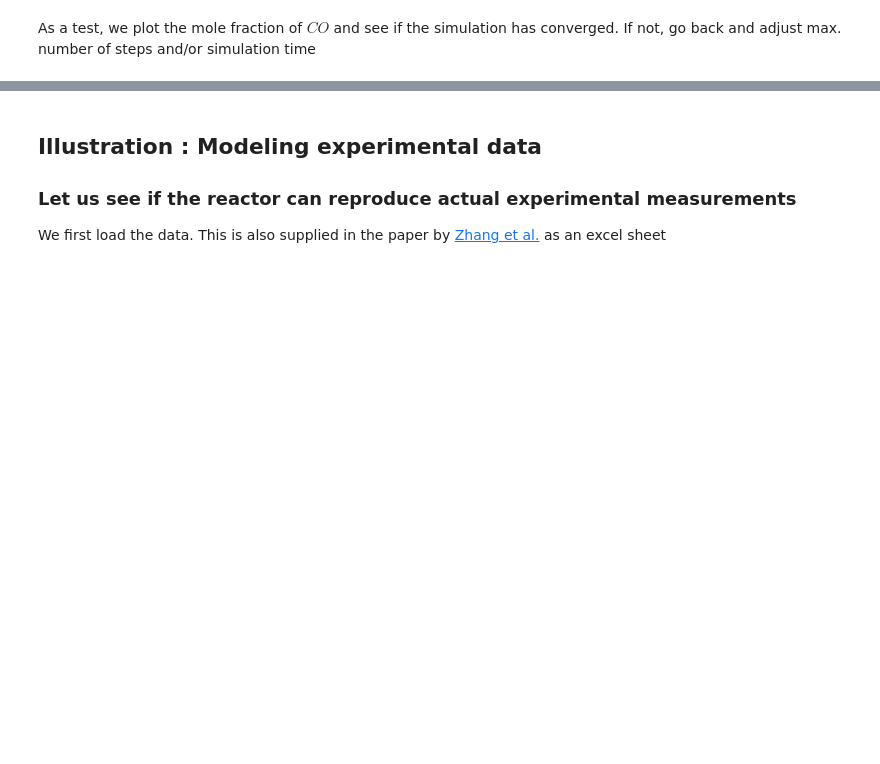
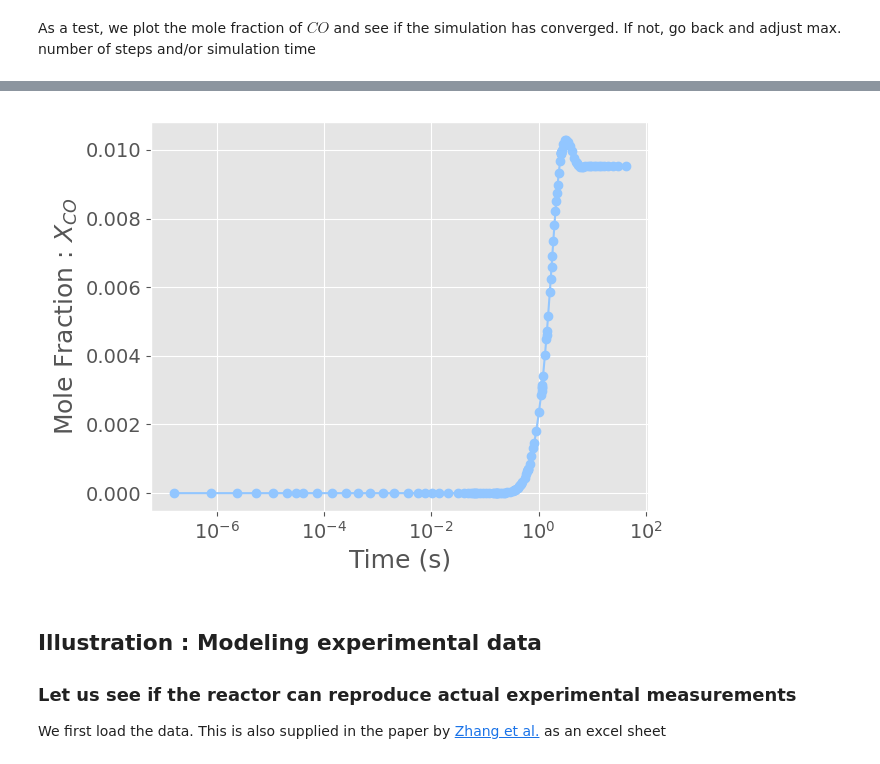
Before and after one commit to Cantera/cantera-jupyter, a Jupyter notebook: reactors/stirred_reactor.ipynb, the cells around one changed output, grey strips where cells are left out. Saved outputs shown, nothing was run; the diff lists cells and outputs as text; code cells hidden in the pictures; blank space fills up the shorter version.

Commit message:
A little more cleanup
* Remove some Python 2 cruft
* Replace some DataFrame uses with SolutionArray, where the DataFrames
  were broken for some reason

```diff
--- a/reactors/stirred_reactor.ipynb
+++ b/reactors/stirred_reactor.ipynb
@@ -63,8 +59,8 @@ For species CHV, discontinuity in h/RT detected at Tmid = 1000
 # Inlet gas conditions
 reactorTemperature = 925  # Kelvin
 reactorPressure = 1.046138*ct.one_atm  # in atm. This equals 1.06 bars
-concentrations = {'NC7H16': 0.005, 'O2': 0.0275, 'HE': 0.9675}
-gas.TPX = reactorTemperature, reactorPressure, concentrations
+inlet_concentrations = {'NC7H16': 0.005, 'O2': 0.0275, 'HE': 0.9675}
+gas.TPX = reactorTemperature, reactorPressure, inlet_concentrations
 
 # Reactor parameters
 residenceTime = 2  # s
@@ -117,3 +106,6 @@ timeHistory = pd.DataFrame(columns=columnNames)
+# %%
+# Use the above list to create a DataFrame
+timeHistory = ct.SolutionArray(gas, extra=["t"])
 # %%
 # Start the stopwatch
 tic = time.time()
@@ -128,21 +120,11 @@ while t < maxSimulationTime:
     # 1200 columns for us to work with
     if(counter%10 == 0):
         # Extract the state of the reactor
-        state = np.hstack([stirredReactor.thermo.P, stirredReactor.mass,
-                   stirredReactor.volume, stirredReactor.T, stirredReactor.thermo.X])
-
-        # Update the dataframe
-        timeHistory.loc[t] = state
+        timeHistory.append(stirredReactor.thermo.state, t=t)
 
     counter += 1
 
 # Stop the stopwatch
 toc = time.time()
 
-print('Simulation Took {:3.2f}s to compute, with {} steps'.format(toc-tic, counter))
-
-# We now check to see if the pressure rise during the simulation, a.k.a the pressure valve
-# was okay
-pressureDifferential = timeHistory['pressure'].max()-timeHistory['pressure'].min()
-if(abs(pressureDifferential/reactorPressure) > maxPressureRiseAllowed):
-    print("WARNING: Non-trivial pressure rise in the reactor. Adjust K value in valve")
+print('Simulation Took {toc-tic:3.2f}s to compute, with {counter} steps')
@@ -154,7 +134,7 @@ Simulation Took 8.79s to compute, with 1153 steps
 As a test, we plot the mole fraction of $CO$ and see if the simulation has converged. If not, go back and adjust max. number of steps and/or simulation time
 # %%
 plt.figure()
-plt.semilogx(timeHistory.index, timeHistory['CO'],'-o')
+plt.semilogx(timeHistory.t, timeHistory('CO').X,'-o')
 plt.xlabel('Time (s)')
 plt.ylabel(r'Mole Fraction : $X_{CO}$');
 # %% [output]
@@ -163,3 +141,4 @@ plt.ylabel(r'Mole Fraction : $X_{CO}$');
+[figure, added]
 # %% [markdown]
 ## Illustration : Modeling experimental data
 ### Let us see if the reactor can reproduce actual experimental measurements
```
Also changed, not shown: parts of 10 cells of this notebook, 4 other files.
